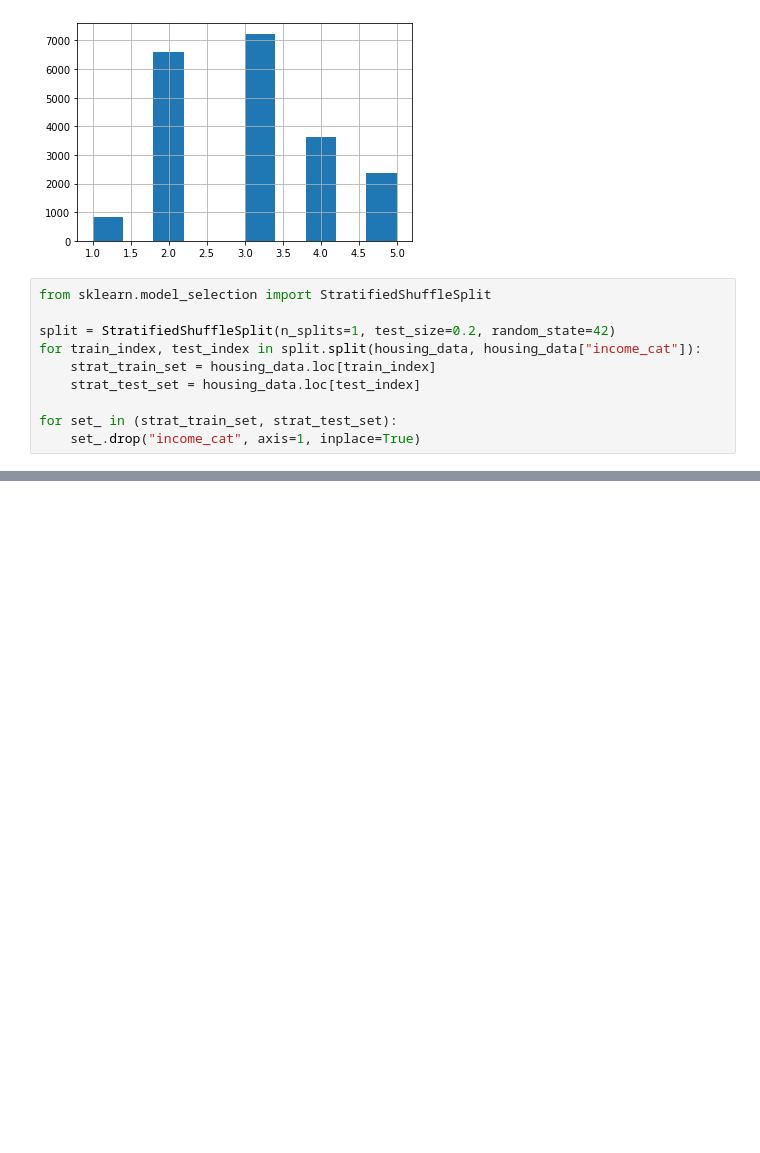
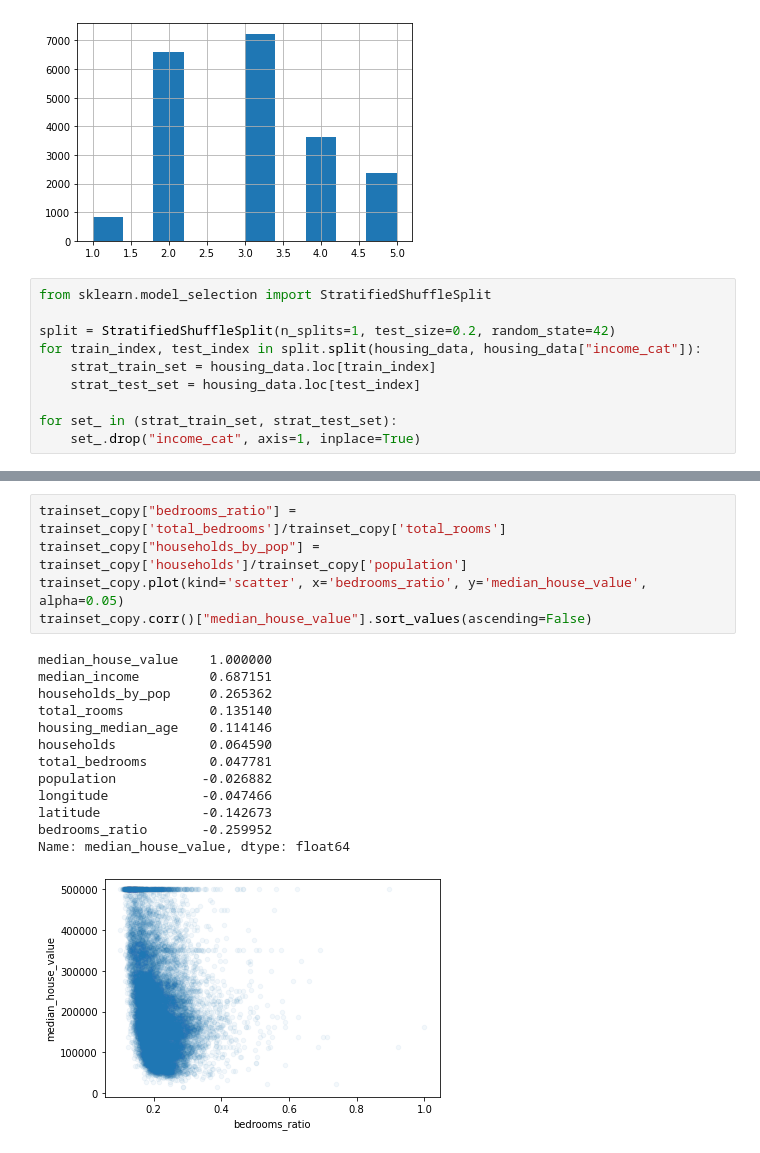
Before and after one commit to tejeshatr/handsonml, a Jupyter notebook: 2.E2E_ML_Project.ipynb, the cells around one changed output, grey strips where cells are left out. Cells and saved outputs as stored; diff of their text form; blank space fills up the shorter version.

```diff
--- a/2.E2E_ML_Project.ipynb
+++ b/2.E2E_ML_Project.ipynb
@@ -93,0 +126,19 @@ for set_ in (strat_train_set, strat_test_set):
+# %%
+trainset_copy["bedrooms_ratio"] = trainset_copy['total_bedrooms']/trainset_copy['total_rooms']
+trainset_copy["households_by_pop"] = trainset_copy['households']/trainset_copy['population']
+trainset_copy.plot(kind='scatter', x='bedrooms_ratio', y='median_house_value', alpha=0.05)
+trainset_copy.corr()["median_house_value"].sort_values(ascending=False)
+# %% [output]
+median_house_value    1.000000
+median_income         0.687151
+households_by_pop     0.265362
+total_rooms           0.135140
+housing_median_age    0.114146
+households            0.064590
+total_bedrooms        0.047781
+population           -0.026882
+longitude            -0.047466
+latitude             -0.142673
+bedrooms_ratio       -0.259952
+Name: median_house_value, dtype: float64
+[figure, added]
```
Also changed, not shown: parts of 4 cells of this notebook.
